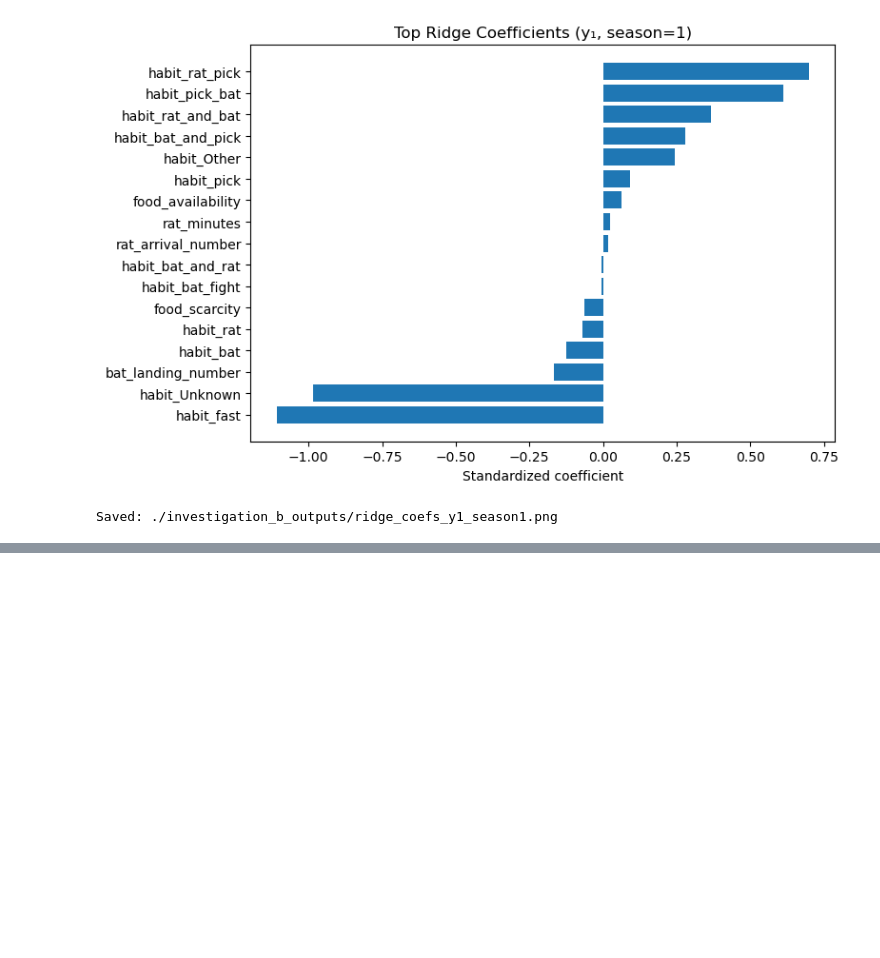
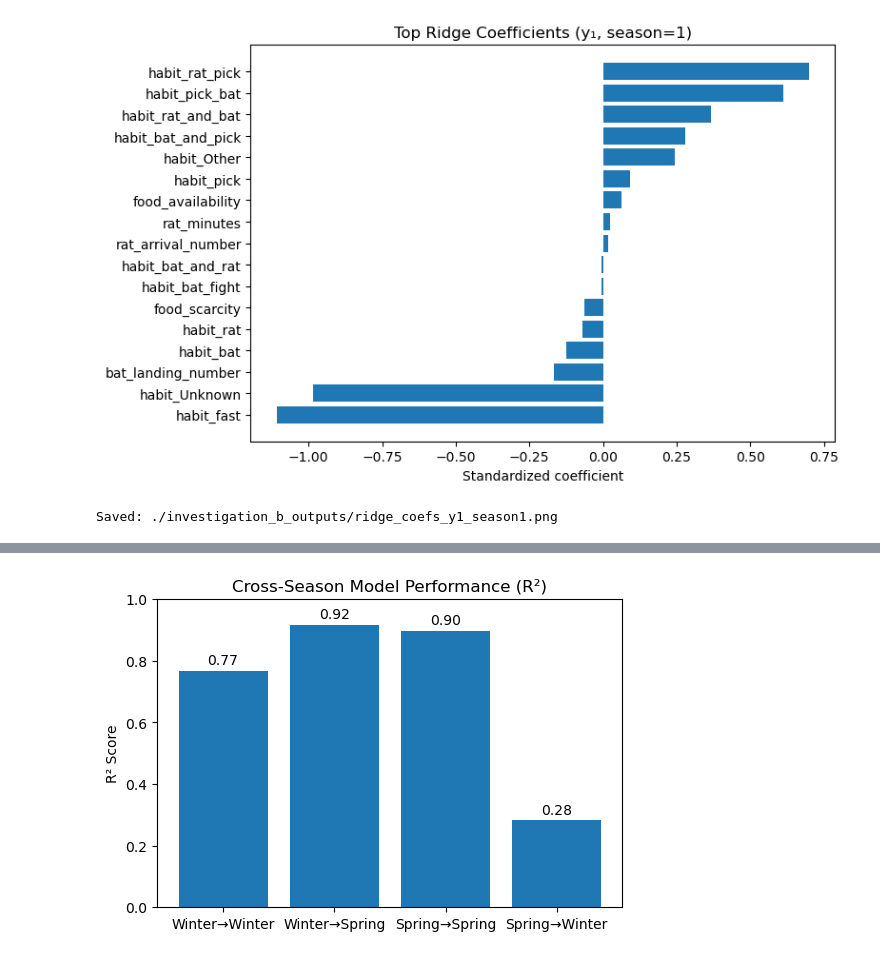
Before and after one commit to ishanpanta/bat-vs-rat, a Jupyter notebook: assignment3.ipynb, the cells around one changed output, grey strips where cells are left out. Drawn from its saved outputs; the diff is of its cells as text; code cells hidden in the pictures; blank space fills up the shorter version.

```diff
--- a/assignment3.ipynb
+++ b/assignment3.ipynb
@@ -634,0 +790,21 @@ Saved: ./investigation_b_outputs/ridge_coefs_y1_season1.png
+# %%
+import matplotlib.pyplot as plt
+
+labels = [
+    "Winter→Winter",
+    "Winter→Spring",
+    "Spring→Spring",
+    "Spring→Winter"
+]
+r2_values = [0.768, 0.917, 0.897, 0.283]
+
+plt.figure(figsize=(6,4))
+bars = plt.bar(labels, r2_values)
+plt.title("Cross-Season Model Performance (R²)")
+plt.ylabel("R² Score")
+plt.ylim(0,1)
+for bar, val in zip(bars, r2_values):
+    plt.text(bar.get_x() + bar.get_width()/2, val + 0.02, f"{val:.2f}", ha='center')
+plt.show()
+# %% [output]
+[figure, added]
```
Also changed, not shown: parts of 7 cells of this notebook, 4 other files.
